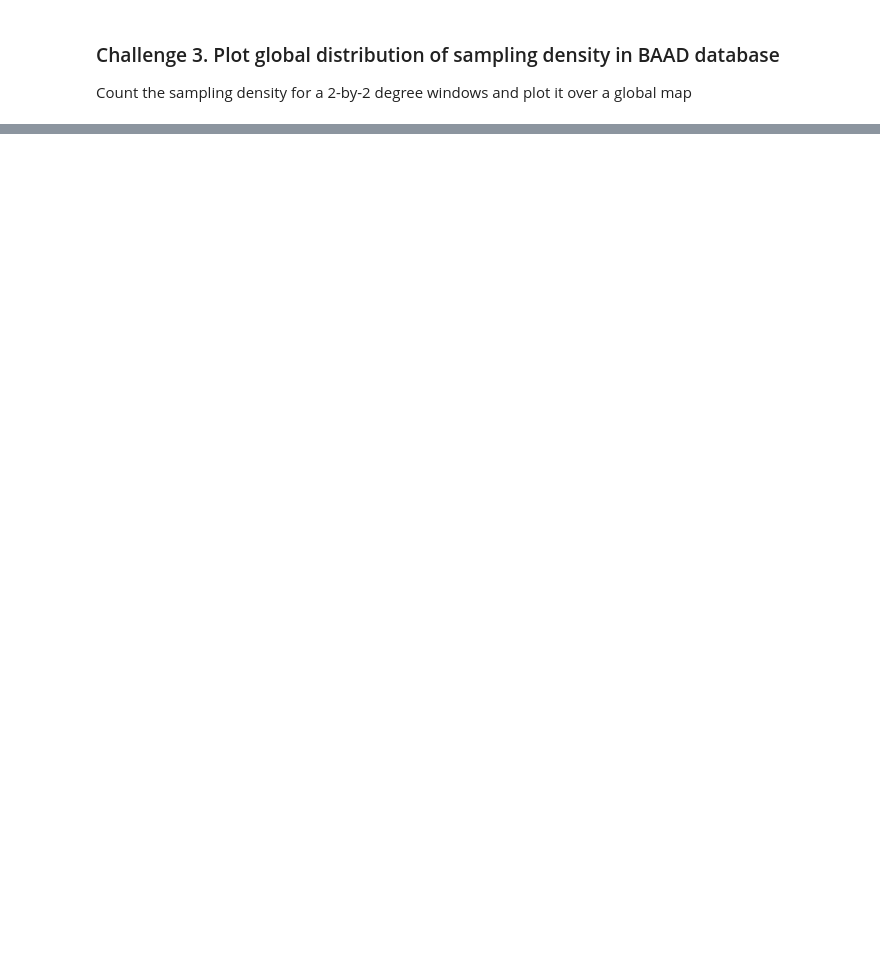
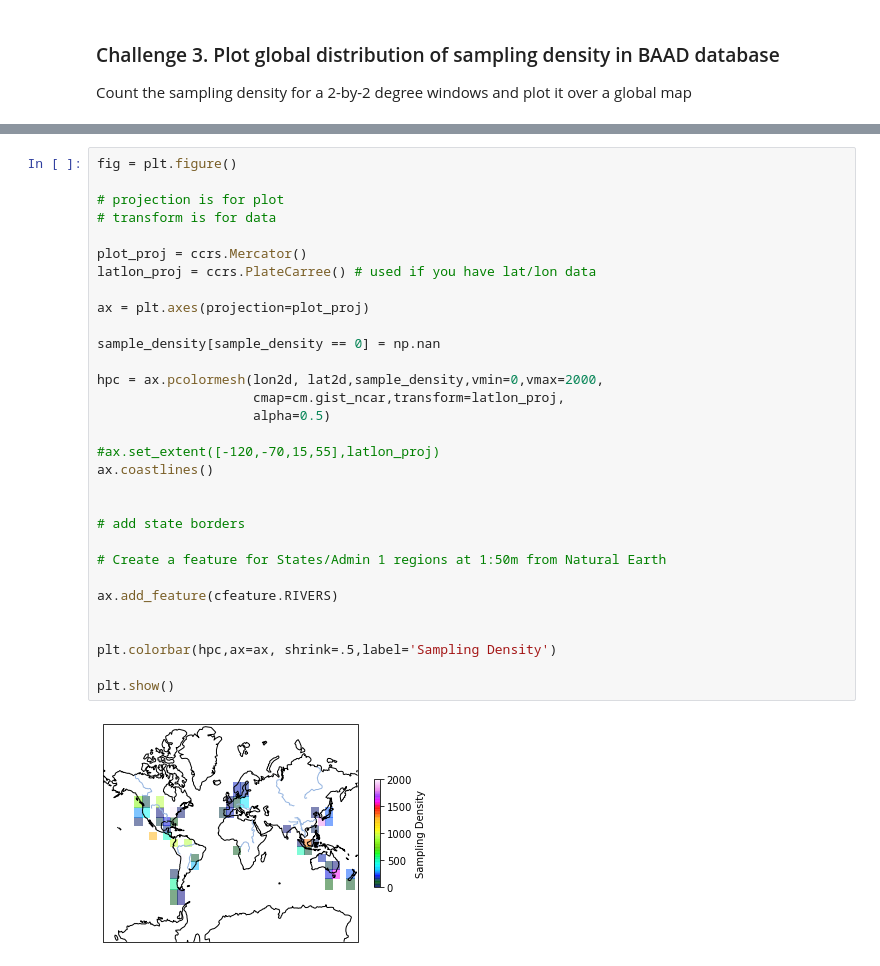
Before and after one commit to xiangtaoxu/QuantitativeEcology, a Jupyter notebook: Lab1/LAB1_data_access_and_visualization.ipynb, the cells around one changed output, grey strips where cells are left out. Drawn from its saved outputs; the diff is of its cells as text; blank space fills up the shorter version.

```diff
--- a/Lab1/LAB1_data_access_and_visualization.ipynb
+++ b/Lab1/LAB1_data_access_and_visualization.ipynb
@@ -921,0 +1010,33 @@ Count the sampling density for a 2-by-2 degree windows and plot it over a global
+# %%
+fig = plt.figure()
+
+# projection is for plot
+# transform is for data
+
+plot_proj = ccrs.Mercator()
+latlon_proj = ccrs.PlateCarree() # used if you have lat/lon data
+
+ax = plt.axes(projection=plot_proj)
+
+sample_density[sample_density == 0] = np.nan
+
+hpc = ax.pcolormesh(lon2d, lat2d,sample_density,vmin=0,vmax=2000,
+                    cmap=cm.gist_ncar,transform=latlon_proj,
+                    alpha=0.5)
+
+#ax.set_extent([-120,-70,15,55],latlon_proj)
+ax.coastlines()
+
+
+# add state borders
+
+# Create a feature for States/Admin 1 regions at 1:50m from Natural Earth
+
+ax.add_feature(cfeature.RIVERS)
+
+
+plt.colorbar(hpc,ax=ax, shrink=.5,label='Sampling Density')
+
+plt.show()
+# %% [output]
+[figure, added]
```
Also changed, not shown: parts of 13 cells of this notebook.
